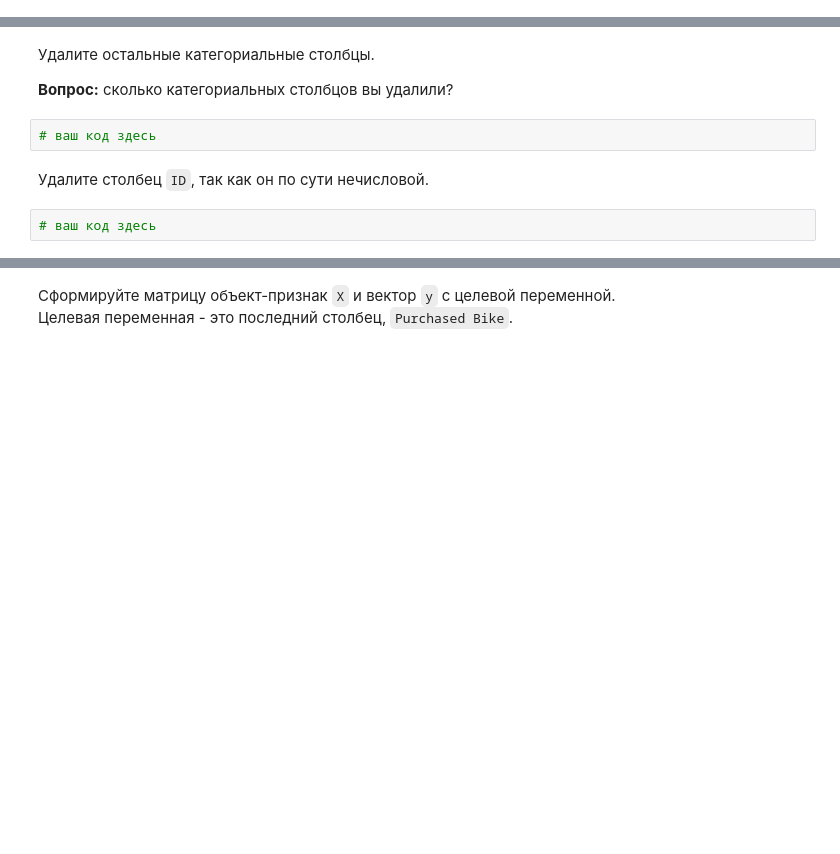
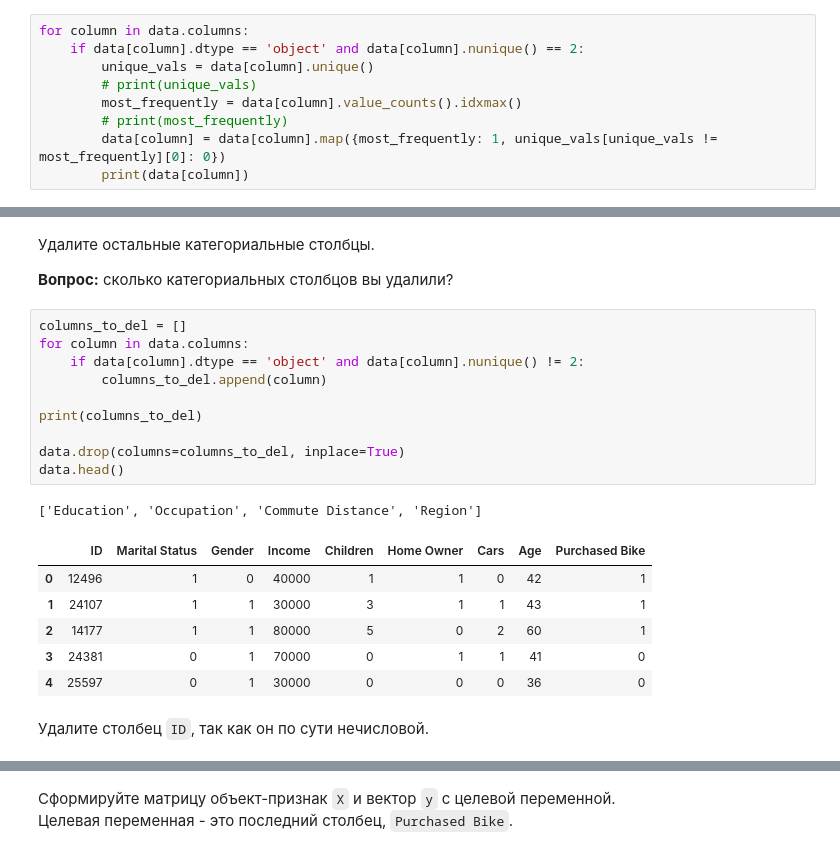
Before and after one commit to adpakw/DS_knowledge_base, a Jupyter notebook: Practical_ML_stepik/LogReg_final_task.ipynb, the cells around one changed output, grey strips where cells are left out. Saved outputs shown, nothing was run; the diff lists cells and outputs as text; blank space fills up the shorter version.

```diff
--- a/Practical_ML_stepik/LogReg_final_task.ipynb
+++ b/Practical_ML_stepik/LogReg_final_task.ipynb
@@ -34,0 +48,9 @@ data.shape
+# %%
+for column in data.columns:
+    if data[column].dtype == 'object' and data[column].nunique() == 2:
+        unique_vals = data[column].unique()
+        # print(unique_vals)
+        most_frequently = data[column].value_counts().idxmax()
+        # print(most_frequently)
+        data[column] = data[column].map({most_frequently: 1, unique_vals[unique_vals != most_frequently][0]: 0})
+        print(data[column])
@@ -36,9 +76,23 @@ data.shape
 Удалите остальные категориальные столбцы.
 
 **Вопрос:** сколько категориальных столбцов вы удалили?
-# %%
-# ваш код здесь
+# %%
+columns_to_del = []
+for column in data.columns:
+    if data[column].dtype == 'object' and data[column].nunique() != 2:
+        columns_to_del.append(column)
+
+print(columns_to_del)
+
+data.drop(columns=columns_to_del, inplace=True)
+data.head()
+# %% [output]
+['Education', 'Occupation', 'Commute Distance', 'Region']
+|  | ID | Marital Status | Gender | Income | Children | Home Owner | Cars | Age | Purchased Bike |
+| 0 | 12496 | 1 | 0 | 40000 | 1 | 1 | 0 | 42 | 1 |
+| 1 | 24107 | 1 | 1 | 30000 | 3 | 1 | 1 | 43 | 1 |
+| 2 | 14177 | 1 | 1 | 80000 | 5 | 0 | 2 | 60 | 1 |
+| 3 | 24381 | 0 | 1 | 70000 | 0 | 1 | 1 | 41 | 0 |
+| 4 | 25597 | 0 | 1 | 30000 | 0 | 0 | 0 | 36 | 0 |
 # %% [markdown]
 Удалите столбец `ID`, так как он по сути нечисловой.
-# %%
-# ваш код здесь
```
Also changed, not shown: parts of 31 cells of this notebook.
